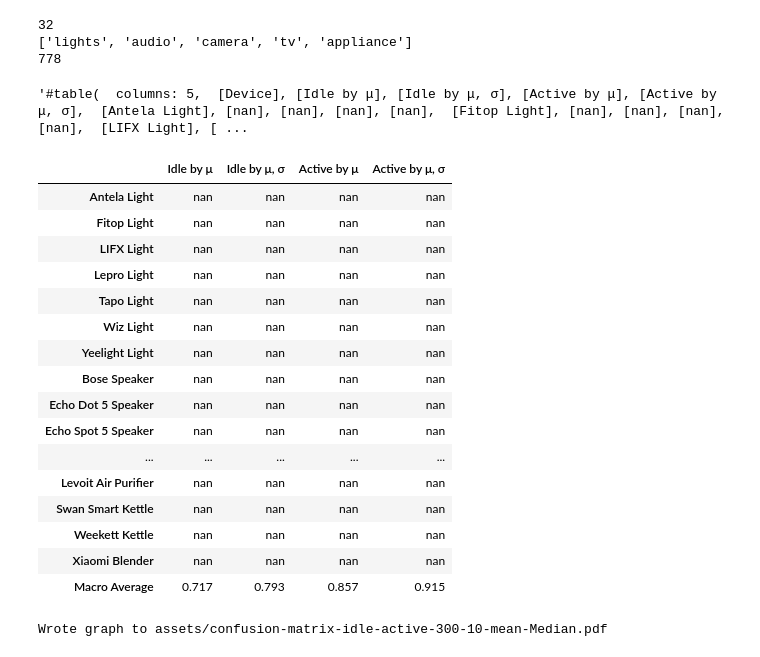
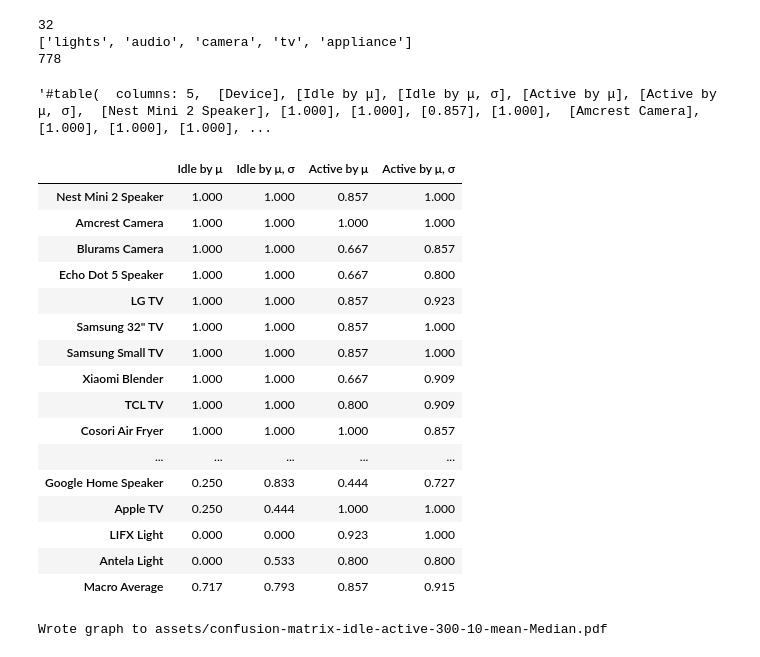
Before and after one commit to JackRobbers/thesis, a Jupyter notebook: analysis.ipynb, the cells around one changed output. Cells and saved outputs as stored; diff of their text form; code cells hidden in the pictures.

```diff
--- a/analysis.ipynb
+++ b/analysis.ipynb
@@ -427,61 +379,58 @@ print(len(exp.data[0].testing.df))
 778
 # %%
 # | label: summary
-
-
-get_scores = lambda exp: list(exp.f1_scores.values()) + [exp.f1_macro_average]
 
 common = partial(Experiment, c, classify_by=Classifier.Median, w=w, s=s)
 
 summary_idle_mean = common([State.IDLE], [Metric.MEAN])
 
 summary_active_mean = common([State.ACTIVE], [Metric.MEAN])
 
 summary_idle_mean_std = common([State.IDLE], [Metric.MEAN, Metric.STD])
 
 summary_active_mean_std = common([State.ACTIVE], [Metric.MEAN, Metric.STD])
 mean_fancy = Metric.MEAN.fancy_name()
 std_fancy = Metric.STD.fancy_name()
 
 scores = pd.DataFrame(
     data={
-        f"Idle by {mean_fancy}": summary_idle_mean.f1_scores,
-        f"Idle by {mean_fancy}, {std_fancy}": summary_idle_mean_std.f1_scores,
-        f"Active by {mean_fancy}": summary_active_mean.f1_scores,
-        f"Active by {mean_fancy}, {std_fancy}": summary_active_mean_std.f1_scores,
+        f"Idle by {mean_fancy}": summary_idle_mean.f1_scores.values(),
+        f"Idle by {mean_fancy}, {std_fancy}": summary_idle_mean_std.f1_scores.values(),
+        f"Active by {mean_fancy}": summary_active_mean.f1_scores.values(),
+        f"Active by {mean_fancy}, {std_fancy}": summary_active_mean_std.f1_scores.values(),
     },
-    index=exp.devices + ["Macro Average"],
+    index=exp.devices,
 ).sort_values(by=f"Idle by {mean_fancy}", ascending=False)
 
 scores.loc["Macro Average"] = [
     summary_idle_mean.f1_macro_average,
     summary_idle_mean_std.f1_macro_average,
     summary_active_mean.f1_macro_average,
     summary_active_mean_std.f1_macro_average,
 ]
 typst_table(
     scores,
     diag=False,
     index_title="Device",
 )
 # %% [output]
-'#table(  columns: 5,  [Device], [Idle by μ], [Idle by μ, σ], [Active by μ], [Active by μ, σ],  [Antela Light], [nan], [nan], [nan], [nan],  [Fitop Light], [nan], [nan], [nan], [nan],  [LIFX Light], [ ...
+'#table(  columns: 5,  [Device], [Idle by μ], [Idle by μ, σ], [Active by μ], [Active by μ, σ],  [Nest Mini 2 Speaker], [1.000], [1.000], [0.857], [1.000],  [Amcrest Camera], [1.000], [1.000], [1.000], ...
 |  | Idle by μ | Idle by μ, σ | Active by μ | Active by μ, σ |
-| Antela Light | nan | nan | nan | nan |
-| Fitop Light | nan | nan | nan | nan |
-| LIFX Light | nan | nan | nan | nan |
-| Lepro Light | nan | nan | nan | nan |
-| Tapo Light | nan | nan | nan | nan |
-| Wiz Light | nan | nan | nan | nan |
-| Yeelight Light | nan | nan | nan | nan |
-| Bose Speaker | nan | nan | nan | nan |
-| Echo Dot 5 Speaker | nan | nan | nan | nan |
-| Echo Spot 5 Speaker | nan | nan | nan | nan |
+| Nest Mini 2 Speaker | 1.000 | 1.000 | 0.857 | 1.000 |
+| Amcrest Camera | 1.000 | 1.000 | 1.000 | 1.000 |
+| Blurams Camera | 1.000 | 1.000 | 0.667 | 0.857 |
+| Echo Dot 5 Speaker | 1.000 | 1.000 | 0.667 | 0.800 |
+| LG TV | 1.000 | 1.000 | 0.857 | 0.923 |
+| Samsung 32" TV | 1.000 | 1.000 | 0.857 | 1.000 |
+| Samsung Small TV | 1.000 | 1.000 | 0.857 | 1.000 |
+| Xiaomi Blender | 1.000 | 1.000 | 0.667 | 0.909 |
+| TCL TV | 1.000 | 1.000 | 0.800 | 0.909 |
+| Cosori Air Fryer | 1.000 | 1.000 | 1.000 | 0.857 |
 | ... | ... | ... | ... | ... |
-| Levoit Air Purifier | nan | nan | nan | nan |
-| Swan Smart Kettle | nan | nan | nan | nan |
-| Weekett Kettle | nan | nan | nan | nan |
-| Xiaomi Blender | nan | nan | nan | nan |
+| Google Home Speaker | 0.250 | 0.833 | 0.444 | 0.727 |
+| Apple TV | 0.250 | 0.444 | 1.000 | 1.000 |
+| LIFX Light | 0.000 | 0.000 | 0.923 | 1.000 |
+| Antela Light | 0.000 | 0.533 | 0.800 | 0.800 |
 | Macro Average | 0.717 | 0.793 | 0.857 | 0.915 |
 # %%
 # | label: combined
```
Also changed, not shown: parts of 6 cells of this notebook, 5 other files.
